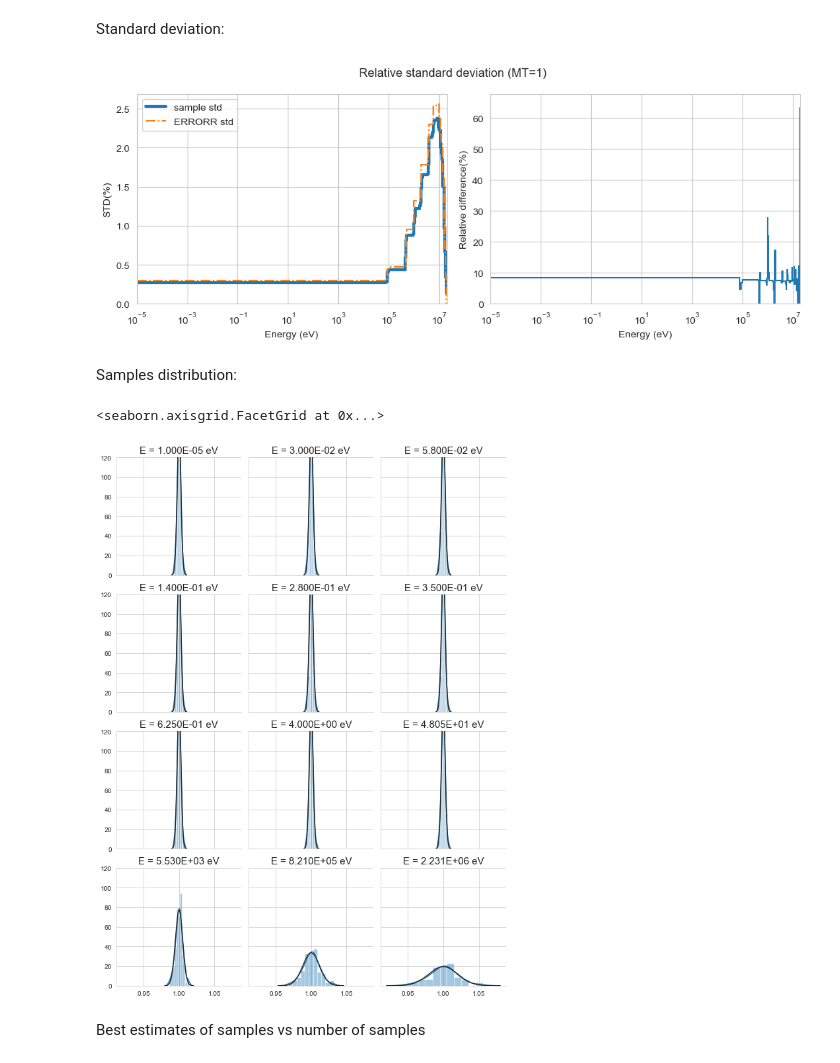
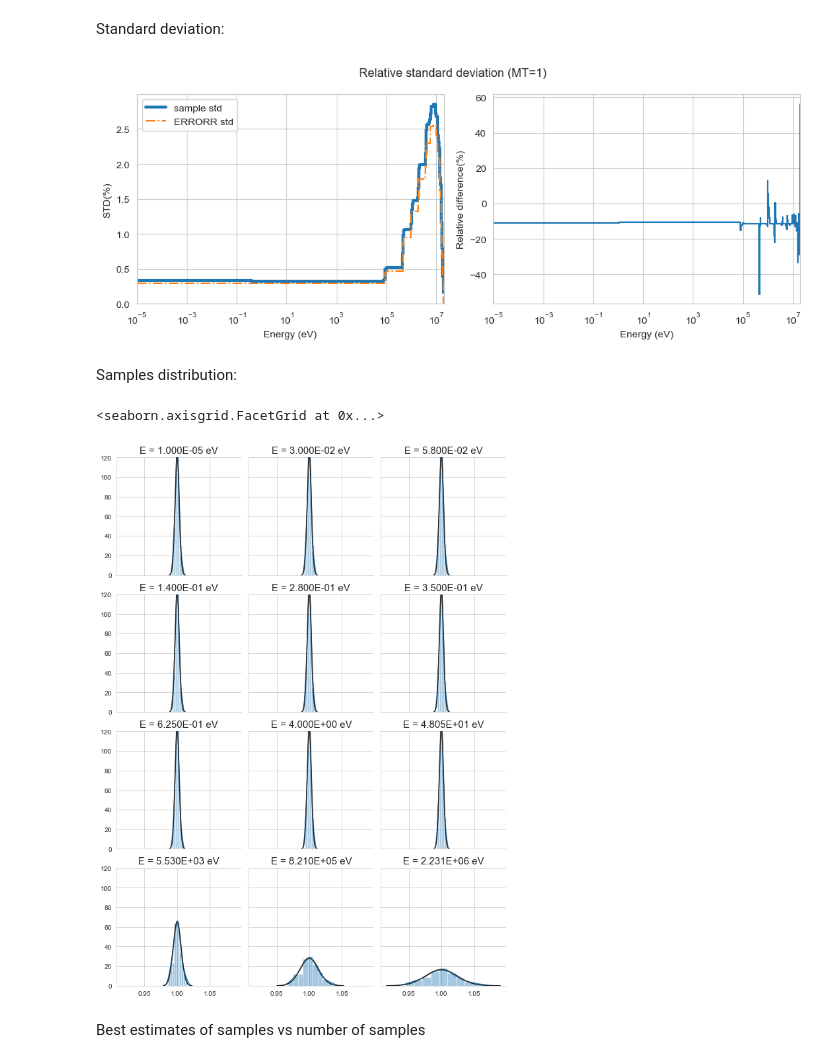
Before and after one commit to luca-fiorito-11/sandy, a Jupyter notebook: notebooks/XS_benchmark_for_H.ipynb, the cells around one changed output. Drawn from its saved outputs; the diff is of its cells as text; code cells hidden in the pictures.

```diff
--- a/notebooks/XS_benchmark_for_H.ipynb
+++ b/notebooks/XS_benchmark_for_H.ipynb
@@ -54,8 +54,8 @@ Obtention of the XS for H-1 processed with `NJOY`:
 XS object (PENDF) and ERRORR data:
 # %%
 xs_original_processed = sandy.Xs.from_file('1001.pendf')
-xs_errorr = sandy.Errorr.from_file('1001.0.errorr')
-cov_original = xs_errorr.get_cov()
+xs_errorr = sandy.Errorr.from_file('1001.0_33.errorr')
+cov_original = xs_errorr.get_cov(multigroup=False)
 # %% [markdown]
 XS in 12 groups:
 # %%
@@ -70,7 +70,7 @@ def samples_info(mat, NSMP, ek=None):
     for i in range(1, NSMP+1):
         e6 = sandy.Endf6.from_text(out[2][mat][i])
         try:
-            xs_groupr = e6.get_gendf() if ek is None else e6.get_gendf(ek=ek)
+            xs_groupr = e6.get_gendf() if ek is None else e6.get_gendf(ek_groupr=ek)
             xs_groupr = xs_groupr.get_xs().data.squeeze()
             xs_groupr = pd.concat([xs_groupr], keys=[i], names=['SMP'], axis=1)
             xss_groups.append(xs_groupr)
@@ -403,31 +410,30 @@ Standard deviation:
 # %%
 df_samples = df_groups.query(f"MT == {mt}").T.std(axis=1)/df_groups.query(f"MT == {mt}").T.mean(axis=1)*100
 df_samples = pd.Series(df_samples.values, index=df_samples.index.left)
-df_process = cov.std*100
+df_process = cov.get_std()*100
 df_std = (1-df_samples/df_process.drop(df_process.index[-1]).values)*100
 # %%
 fig, axs = plt.subplots(1, 2, figsize=(10, 4), dpi=100)
 
 ax = axs[0]
 df_samples.plot(logx=True, drawstyle='steps-pre', ax=ax, linewidth=3, label='sample std')
 df_process.plot(logx=True, drawstyle='steps-pre', ax=ax, style="-.", label='ERRORR std')
 ax.set_xlabel('Energy (eV)')
 ax.set_ylabel('STD(%)')
 ax.set_xlim([1e-5, 2e7])
 ax.set_ylim([0, None])
 ax.legend(loc='upper left')
 
 ax = axs[1]
 df_std.plot(logx=True, drawstyle='steps-pre', ax=ax)
 ax.set_xlabel('Energy (eV)')
 ax.set_ylabel('Relative difference(%)')
 ax.set_xlim([1e-5, 2e7])
-ax.set_ylim([0, None])
 
 fig.suptitle(f'Relative standard deviation (MT={mt})')
 fig.tight_layout()
 # %% [output]
-[figure, old version]
+[figure, new version]
 # %% [markdown]
 Samples distribution:
 # %%
@@ -444,7 +450,7 @@ g.set_xlabels("")
 g.set_ylabels("")
 # %% [output]
 <seaborn.axisgrid.FacetGrid at 0x...>
-[figure, old version]
+[figure, new version]
 # %% [markdown]
 Best estimates of samples vs number of samples
 # %%
```
Also changed, not shown: parts of 22 cells of this notebook, 1 other file.
